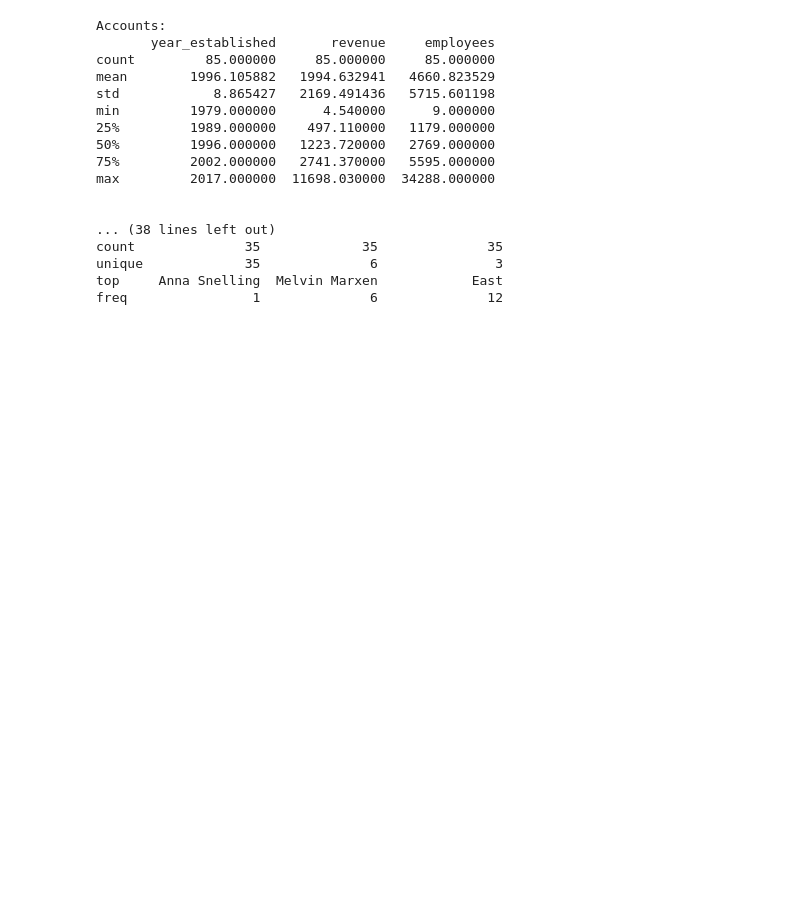
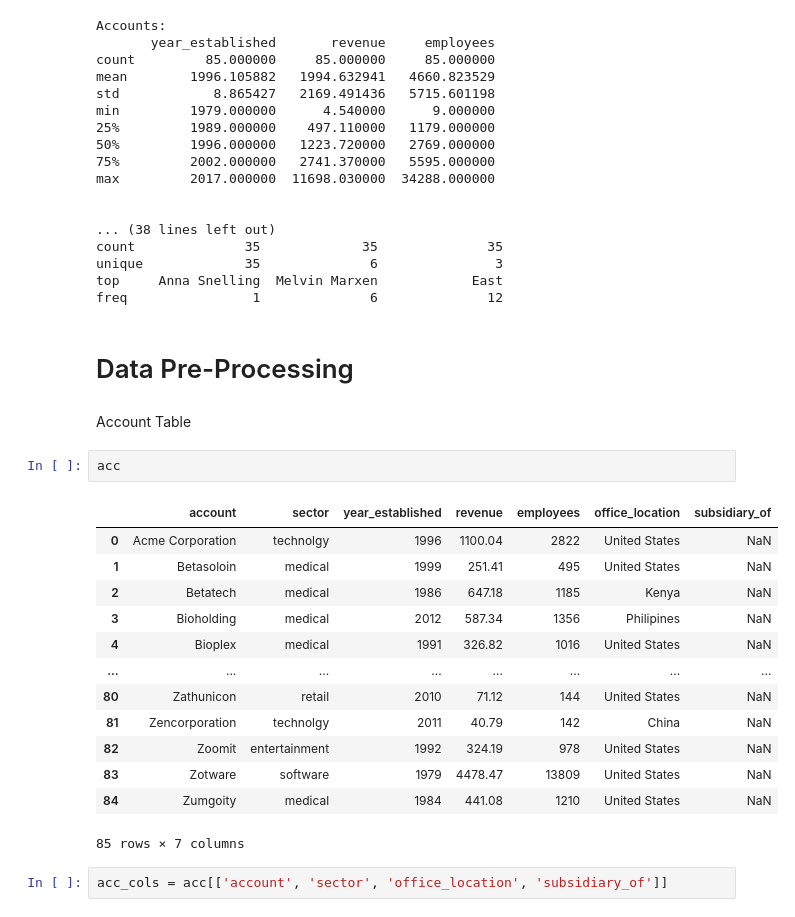
Before and after one commit to SuyogPatgave/Python_Codes-Projects, a Jupyter notebook: CRM_Project.ipynb, the cells around one changed output. Cells and saved outputs as stored; diff of their text form; blank space fills up the shorter version.

```diff
--- a/CRM_Project.ipynb
+++ b/CRM_Project.ipynb
@@ -67,3 +67,25 @@ count              35             35              35
 unique             35              6               3
 top     Anna Snelling  Melvin Marxen            East
 freq                1              6              12
+# %% [markdown]
+# Data Pre-Processing
+# %% [markdown]
+Account Table
+# %%
+acc
+# %% [output]
+|  | account | sector | year_established | revenue | employees | office_location | subsidiary_of |
+| 0 | Acme Corporation | technolgy | 1996 | 1100.04 | 2822 | United States | NaN |
+| 1 | Betasoloin | medical | 1999 | 251.41 | 495 | United States | NaN |
+| 2 | Betatech | medical | 1986 | 647.18 | 1185 | Kenya | NaN |
+| 3 | Bioholding | medical | 2012 | 587.34 | 1356 | Philipines | NaN |
+| 4 | Bioplex | medical | 1991 | 326.82 | 1016 | United States | NaN |
+| ... | ... | ... | ... | ... | ... | ... | ... |
+| 80 | Zathunicon | retail | 2010 | 71.12 | 144 | United States | NaN |
+| 81 | Zencorporation | technolgy | 2011 | 40.79 | 142 | China | NaN |
+| 82 | Zoomit | entertainment | 1992 | 324.19 | 978 | United States | NaN |
+| 83 | Zotware | software | 1979 | 4478.47 | 13809 | United States | NaN |
+| 84 | Zumgoity | medical | 1984 | 441.08 | 1210 | United States | NaN |
+85 rows × 7 columns
+# %%
+acc_cols = acc[['account', 'sector', 'office_location', 'subsidiary_of']]
```
Also changed, not shown: parts of 8 cells of this notebook.
